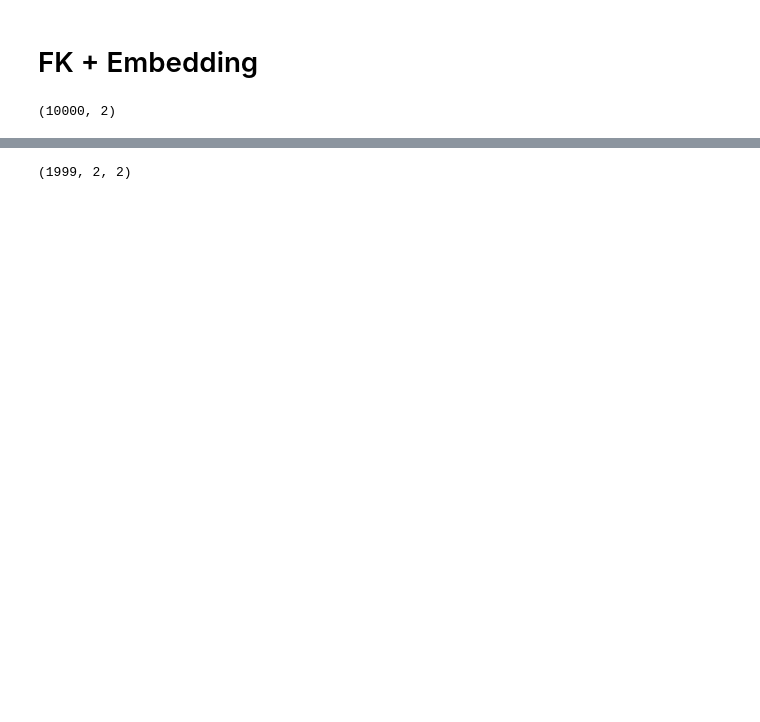
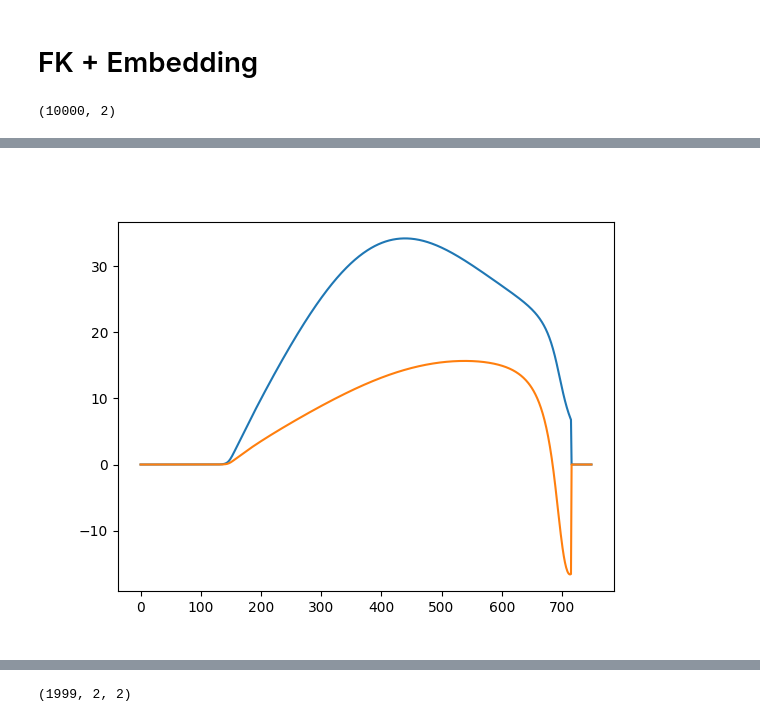
Before and after one commit to Bbosc/GDSOA, a Jupyter notebook: main.ipynb, the cells around one changed output, grey strips where cells are left out. Cells and saved outputs as stored; diff of their text form; code cells hidden in the pictures; blank space fills up the shorter version.

```diff
--- a/main.ipynb
+++ b/main.ipynb
@@ -88,3 +97,11 @@ plt.show()
+# %%
+sigma =np.stack(ds.b_logger)[:750]
+plt.figure()
+plt.plot(range(sigma.shape[0]), sigma[:, :, 0])
+plt.plot(range(sigma.shape[0]), sigma[:, :, 1])
+plt.show()
+# %% [output]
+[figure, added]
 # %%
 plt.figure()
 plt.plot(range(z.ravel().shape[0]), z.ravel())
```
Also changed, not shown: parts of 12 cells of this notebook, 2 other files.
